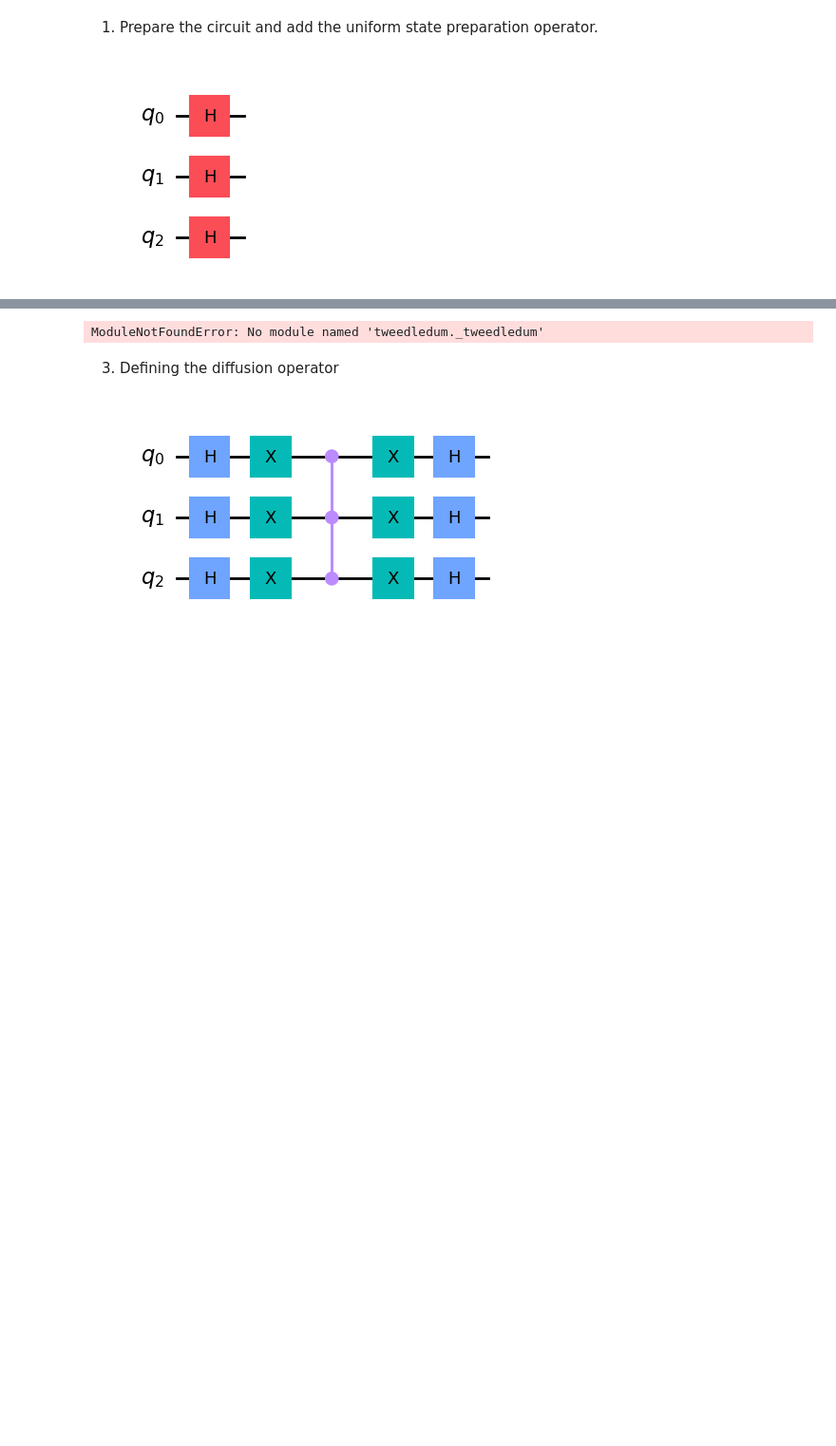
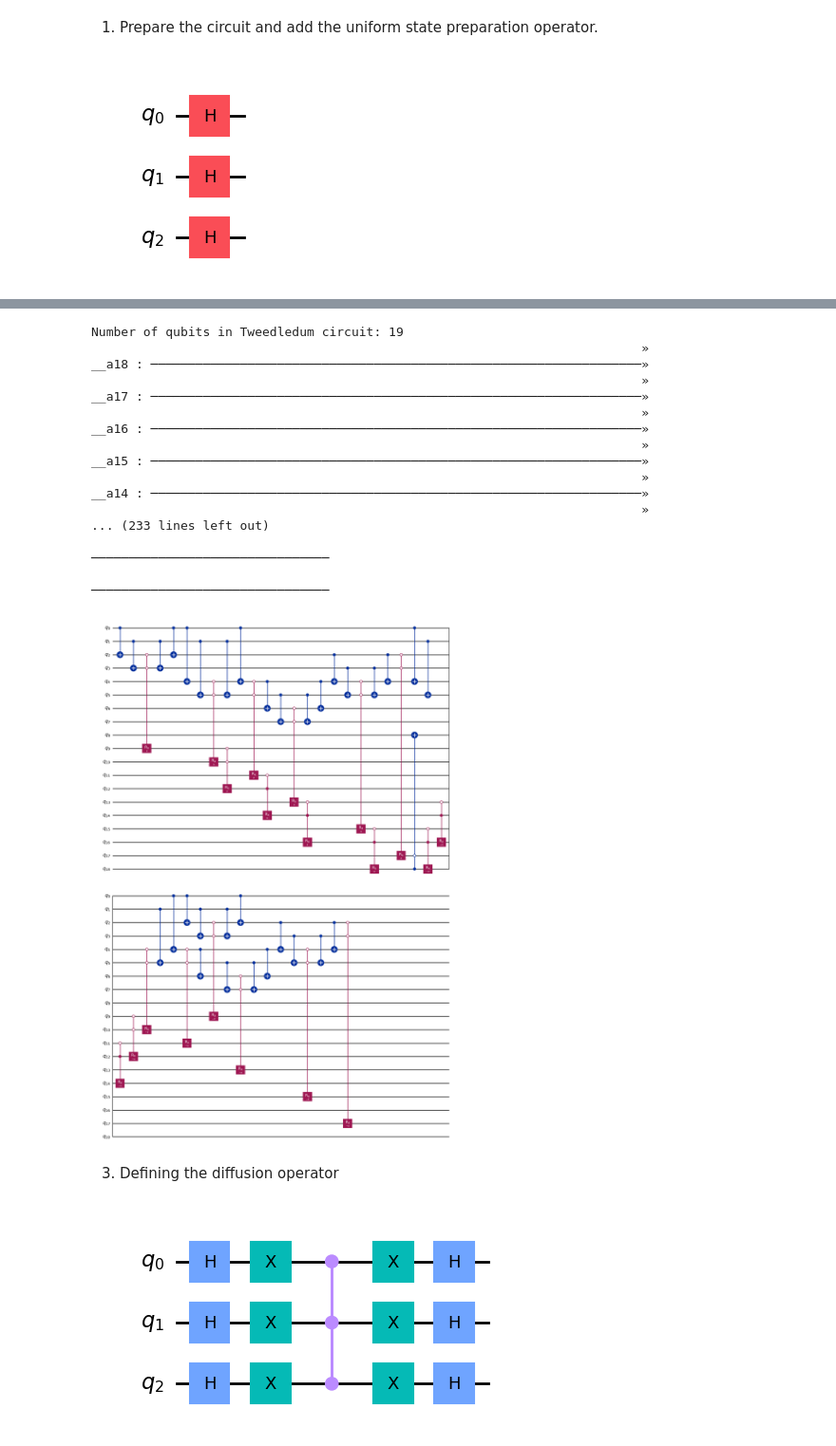
Before and after one commit to TheBarzani/vcgc, a Jupyter notebook: grover_circuit_classicalfunction_bitvec.ipynb, the cells around one changed output, grey strips where cells are left out. Shown at 95% size. Cells and saved outputs as stored; diff of their text form; code cells hidden in the pictures; blank space fills up the shorter version.

Commit message:
tweedledum works now

```diff
--- a/grover_circuit_classicalfunction_bitvec.ipynb
+++ b/grover_circuit_classicalfunction_bitvec.ipynb
@@ -38,40 +38,62 @@ from qiskit.circuit.classicalfunction import ClassicalFunction
 from tweedledum.qiskit import *
 from qiskit.circuit.classicalfunction.types import Int1
 import inspect
 from textwrap import dedent
 from tweedledum.bool_function_compiler.bitvec import BitVec
+from tweedledum.bool_function_compiler.bool_function import BoolFunction
 
-def grover_oracle_func(v0: BitVec[2], v1: BitVec[2], v2: BitVec[2], v3: BitVec[2]) -> BitVec[1]:
+def grover_oracle_func(v0: BitVec(2), v1: BitVec(2), v2: BitVec(2), v3: BitVec(2)) -> BitVec(1):
+    # Define constants with explicit bit patterns
+    pattern_01 = BitVec(2, value=1)  # '01' in binary
+    pattern_00 = BitVec(2, value=0)  # '00' in binary
+
     c0 = (v0 != v1)
     c1 = (v0 != v2)
-    c2 = (v2 != '01')
+    c2 = (v2 != pattern_01)
     c3 = (v2 != v3)
     c4 = (v1 != v2)
-    c5 = (v1 != "00")
+    c5 = (v1 != pattern_00)
     return (c0 and c1 and c2 and c3 and c4 and c5)
 
 source = dedent(inspect.getsource(grover_oracle_func))
-cf1 = ClassicalFunction(source, name=grover_oracle_func.__name__)
-
+# cf1 = ClassicalFunction(source, name=grover_oracle_func.__name__)
+cf1 = BoolFunction(grover_oracle_func)
 def xag_synthesizer(cf):
     """Custom synthesizer using XAG synthesis instead of PKRM"""
 
     # Get the LogicNetwork object from cf.network
-    logic_network = cf.network
+    logic_network = cf._logic_network
 
     # Perform XAG synthesis ONCE and store the result
     tweedledum_circuit = xag_synth(logic_network)
     print(f"Number of qubits in Tweedledum circuit: {tweedledum_circuit.num_qubits()}")
     print(tweedledum_circuit)
     qc_qiskit = to_qiskit(tweedledum_circuit, circuit_type="gatelist")
 
     return qc_qiskit
 
 grover_oracle = xag_synthesizer(cf1)
 grover_oracle.name = "grover_oracle_func"
 grover_oracle.draw('mpl')
 # %% [output]
-ModuleNotFoundError: No module named 'tweedledum._tweedledum'
+Number of qubits in Tweedledum circuit: 19
+                                                                          »
+__a18 : ──────────────────────────────────────────────────────────────────»
+                                                                          »
+__a17 : ──────────────────────────────────────────────────────────────────»
+                                                                          »
+__a16 : ──────────────────────────────────────────────────────────────────»
+                                                                          »
+__a15 : ──────────────────────────────────────────────────────────────────»
+                                                                          »
+__a14 : ──────────────────────────────────────────────────────────────────»
+                                                                          »
+... (233 lines left out)
+
+────────────────────────────────
+
+────────────────────────────────
+[figure, added]
 # %% [markdown]
 3. Defining the diffusion operator
 # %%
```
Also changed, not shown: parts of 1 cell of this notebook, 1 other file.
